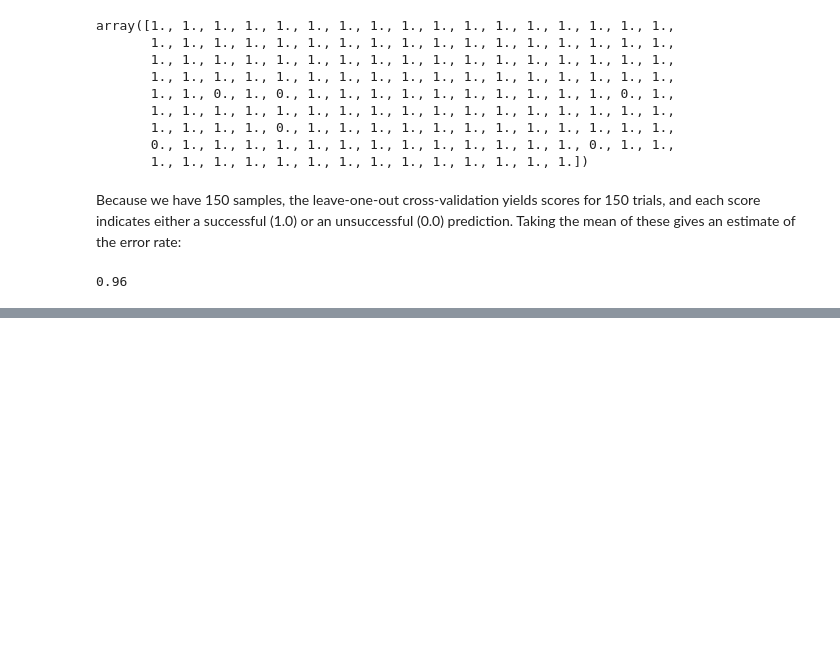
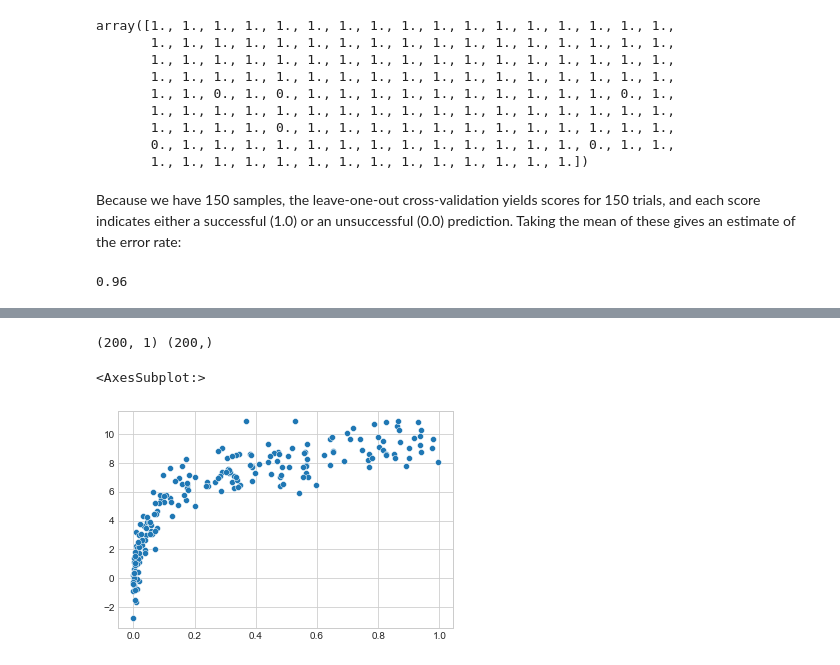
Before and after one commit to Oluwajobs/python_data_science, a Jupyter notebook: ML_Note.ipynb, the cells around one changed output, grey strips where cells are left out. Drawn from its saved outputs; the diff is of its cells as text; code cells hidden in the pictures; blank space fills up the shorter version.

```diff
--- a/ML_Note.ipynb
+++ b/ML_Note.ipynb
@@ -436,0 +537,14 @@ np.mean(scores)
+# %%
+# For example, let's generate a new dataset with many points
+X2, y2 = make_data(200)
+
+# look into the data
+print(X2.shape, y2.shape)
+# %% [output]
+(200, 1) (200,)
+# %%
+import seaborn as sns
+sns.scatterplot(x= X2.ravel(), y= y2)
+# %% [output]
+<AxesSubplot:>
+[figure, added]
```
Also changed, not shown: parts of 27 cells of this notebook.
